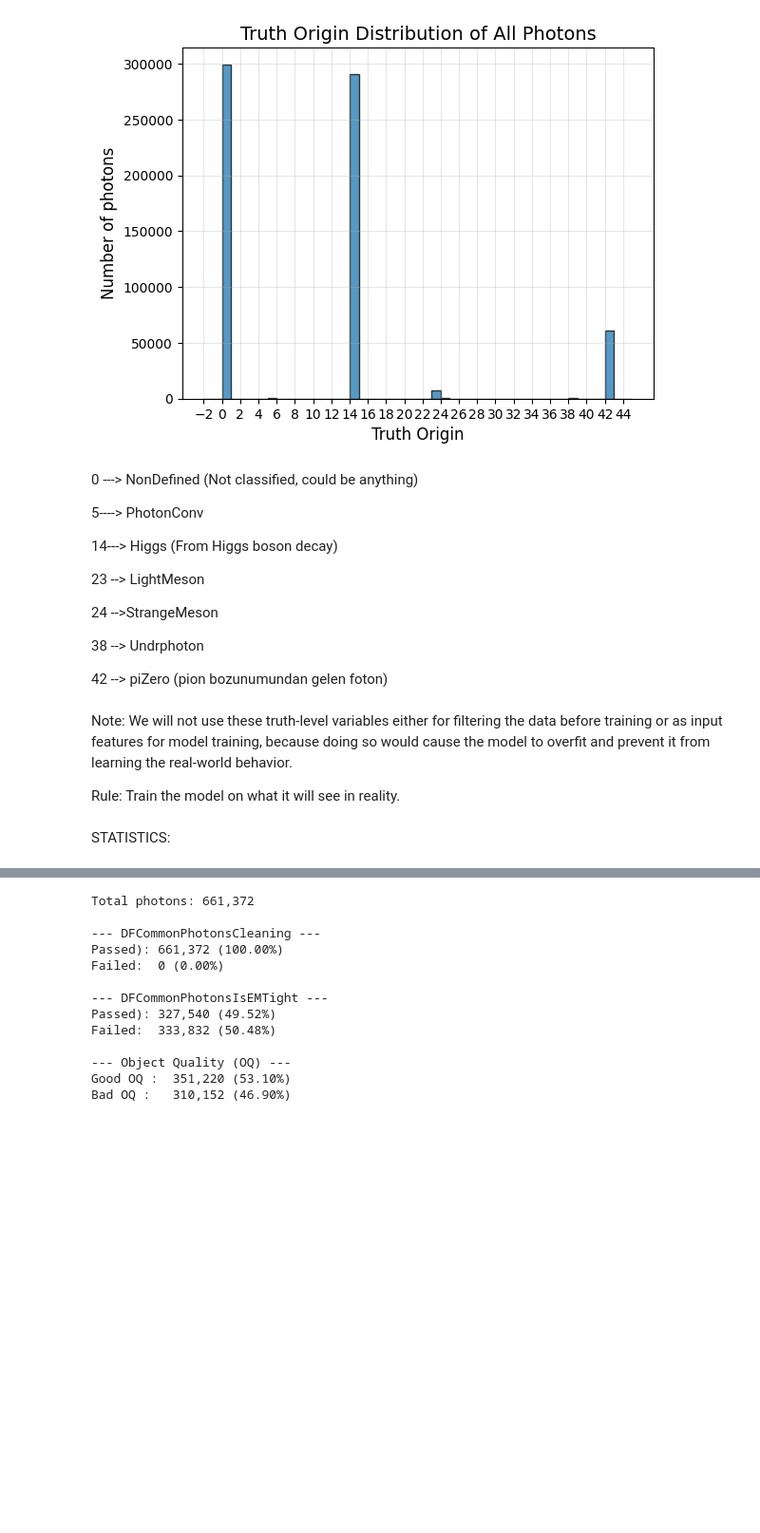
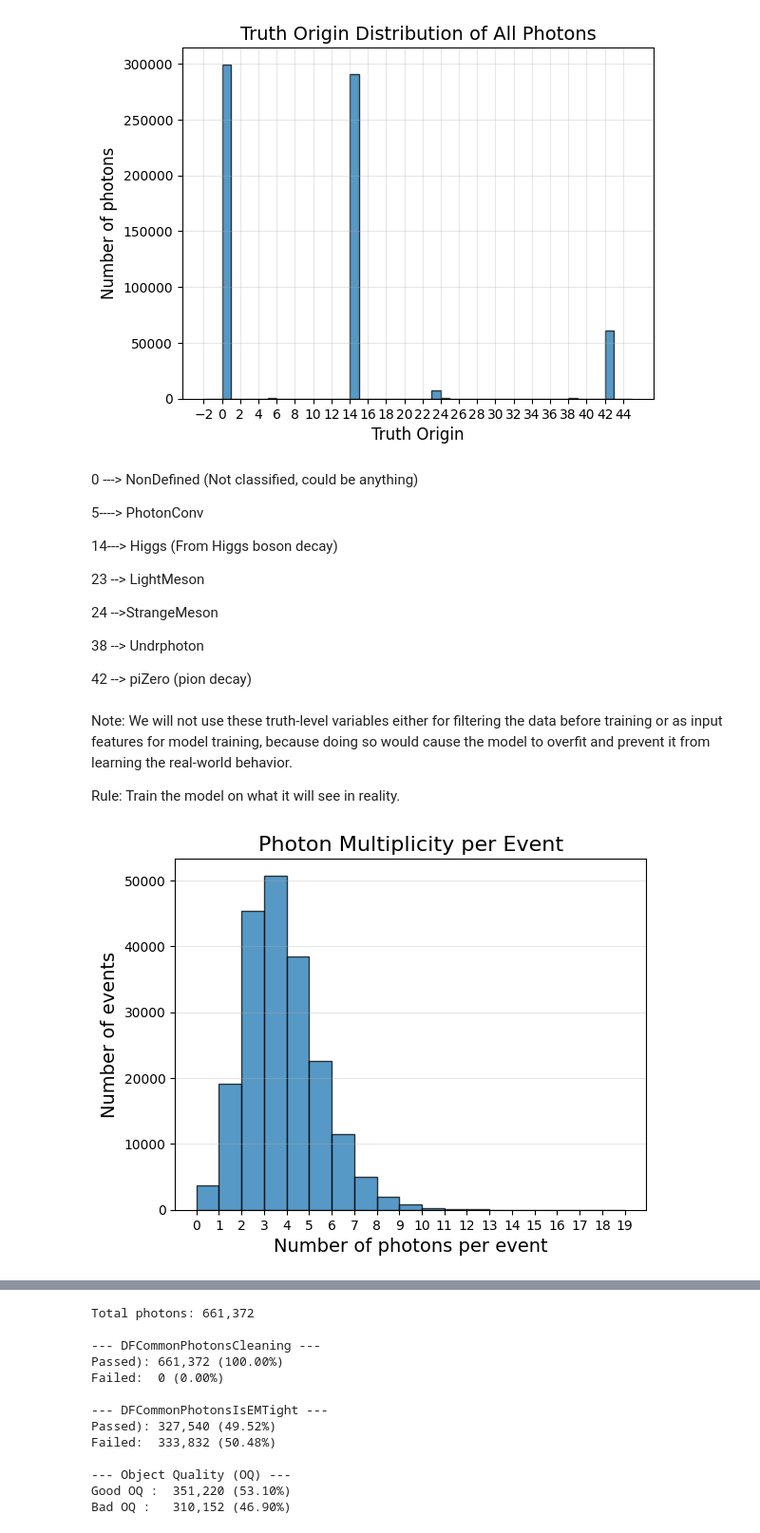
Before and after one commit to bernadlger/Higgs-Diphoton-Analysis, a Jupyter notebook: notebooks/01_data_exploration_higgs.ipynb, the cells around one changed output, grey strips where cells are left out. Shown at 95% size. Drawn from its saved outputs; the diff is of its cells as text; code cells hidden in the pictures; blank space fills up the shorter version.

```diff
--- a/Histograms.ipynb
+++ b/notebooks/01_data_exploration_higgs.ipynb
@@ -9,0 +43,5 @@ tree = file['CollectionTree']
+# %%
+file = uproot.open('../data/raw/higgs/DAOD_PHYSLITE.38191914._000036.pool.root (1).1') #open the root file
+print("Trees in file:")
+file.keys() #file.keys() → shows the trees in the root file
+            #tree.keys() → shows the branches in the tree
@@ -119,7 +325,7 @@ plt.show()
 # %% [output]
 [figure]
 # %% [markdown]
- 0 ---> NonDefined (Not classified, could be anything)
+0 ---> NonDefined (Not classified, could be anything)
 
  5----> PhotonConv
 
@@ -131,7 +337,7 @@ plt.show()
 
  38 --> Undrphoton
 
- 42 --> piZero (pion bozunumundan gelen foton)
+ 42 --> piZero (pion decay)
 # %% [markdown]
 Note: We will not use these truth-level variables either for filtering the data before training or as input features for model training, because doing so would cause the model to overfit and prevent it from learning the real-world behavior.
 
@@ -143,2 +345,11 @@ OQ_np= ak.flatten(OQ).to_numpy()
-# %% [markdown]
-STATISTICS:
+# %%
+photons_per_event = ak.num(pt) # ak.num --->  It counts how many elements there are in each "row" (event) of the jagged array.
+plt. hist(photons_per_event, bins=range(0, 20), edgecolor='black', alpha=0.75)
+plt.xlabel('Number of photons per event', fontsize=14)
+plt.ylabel('Number of events', fontsize=14)
+plt.title('Photon Multiplicity per Event', fontsize=16)
+plt. xticks(range(0, 20, 1))
+plt.grid(alpha=0.3, axis='y')
+plt.show()
+# %% [output]
+[figure, added]
```
Also changed, not shown: parts of 19 cells of this notebook, 14 other files.
